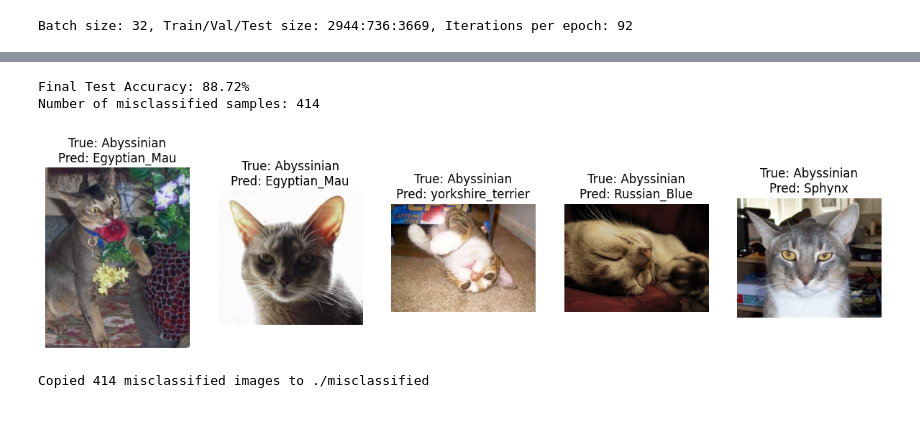
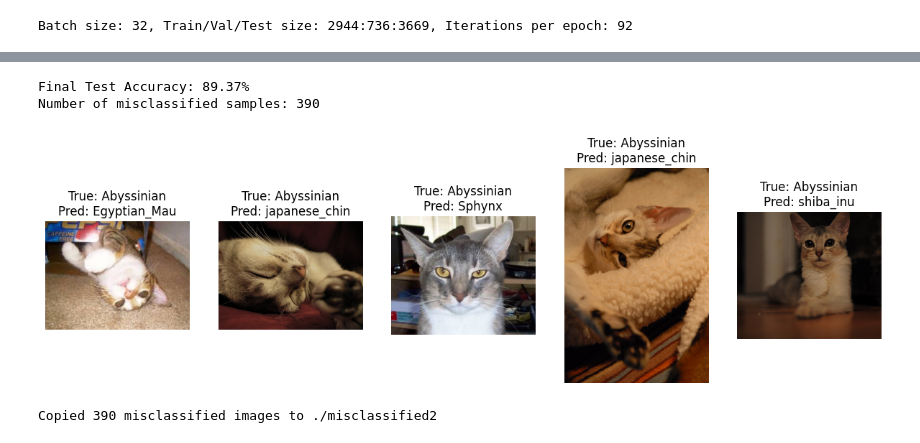
Before and after one commit to Sebelino/DD2424-project, a Jupyter notebook: e2_finetune.ipynb, the cells around one changed output, grey strips where cells are left out. Drawn from its saved outputs; the diff is of its cells as text; code cells hidden in the pictures.

```diff
--- a/e2_finetune.ipynb
+++ b/e2_finetune.ipynb
@@ -34,11 +34,11 @@ import random
 import numpy as np
 import torch
 import torchvision
-from torchvision.models import ResNet18_Weights
+from torchvision.models import ResNet34_Weights
 from torch.utils.data import DataLoader, random_split
 
 # Use ResNet's default preprocessing pipeline
-weights = ResNet18_Weights.DEFAULT
+weights = ResNet34_Weights.DEFAULT
 transform = weights.transforms()
 
 
@@ -124,8 +124,8 @@ from tqdm.notebook import tqdm
 
 device = torch.device("cuda" if torch.cuda.is_available() else "cpu")
 
-# Load ResNet18
-model = models.resnet18(weights=weights)
+# Load ResNet34
+model = models.resnet34(weights=weights)
 
 # Freeze earlier layers (improves performance)
 freeze_layers = True
@@ -416,6 +406,20 @@ def unfreeze_last_layers(model, l):
     for i in range(l):
         for param in layer_blocks[i].parameters():
             param.requires_grad = True
+# %%
+def evaluate(model, loader, device):
+    model.eval()
+    correct = 0
+    total = 0
+    with torch.no_grad():
+        for inputs, labels in tqdm(loader, desc="Evaluating"):
+            inputs, labels = inputs.to(device), labels.to(device)
+            outputs = model(inputs)
+            _, predicted = torch.max(outputs.data, 1)
+            total += labels.size(0)
+            correct += (predicted == labels).sum().item()
+    model.train()
+    return 100 * correct / total
 # %%
 def load_dataset(split_name: str):
     return torchvision.datasets.OxfordIIITPet(
@@ -490,7 +494,7 @@ for l in range(1, 6):
     print(f"\n Fine-tuning with last {l} layers unfrozen...\n")
 
     # Reload model from scratch
-    model = models.resnet18(weights=ResNet18_Weights.DEFAULT)
+    model = models.resnet34(weights=ResNet34_Weights.DEFAULT)
     model.fc = nn.Linear(model.fc.in_features, 37)
     model = model.to(device)
 
@@ -569,7 +573,7 @@ Epoch 1, Loss: 161.1536, Train Acc: 62.43%, Val Acc: 83.43%
 import shutil
 
 # Directory for saving misclassified images
-misclassified_dir = "./misclassified"
+misclassified_dir = "./misclassified2"
 
 if os.path.exists(misclassified_dir):
     shutil.rmtree(misclassified_dir)
@@ -619,34 +623,35 @@ def to_text(label: int):
         "samoyed", "scottish_terrier", "shiba_inu", "staffordshire_bull_terrier", "wheaten_terrier",
         "yorkshire_terrier"
     ]
     return breed_names[label]
 
 
 
 from PIL import Image
+import matplotlib.pyplot as plt
 
 # Plot the first 5 misclassified images
 num_to_plot = min(5, len(misclassified_samples))
 plt.figure(figsize=(15, 5))
 
 for i in range(num_to_plot):
     img_path, true_label, predicted_label = misclassified_samples[i]
     img = Image.open(img_path)
     plt.subplot(1, num_to_plot, i + 1)
     plt.imshow(img)
     plt.title(f"True: {to_text(true_label)}\nPred: {to_text(predicted_label)}")
     plt.axis('off')
 
 plt.show()
 
 for i, (img_path, true_label, predicted_label) in enumerate(misclassified_samples):
     filename = os.path.basename(img_path)
     new_filename = f"{i:04d}_true{true_label}_pred{predicted_label}_{filename}"
     shutil.copy(img_path, os.path.join(misclassified_dir, new_filename))
 
 print(f"Copied {len(misclassified_samples)} misclassified images to {misclassified_dir}")
 # %% [output]
-Final Test Accuracy: 88.72%
-Number of misclassified samples: 414
+Final Test Accuracy: 89.37%
+Number of misclassified samples: 390
-[figure, old version]
+[figure, new version]
-Copied 414 misclassified images to ./misclassified
+Copied 390 misclassified images to ./misclassified2
```
Also changed, not shown: parts of 4 cells of this notebook.
